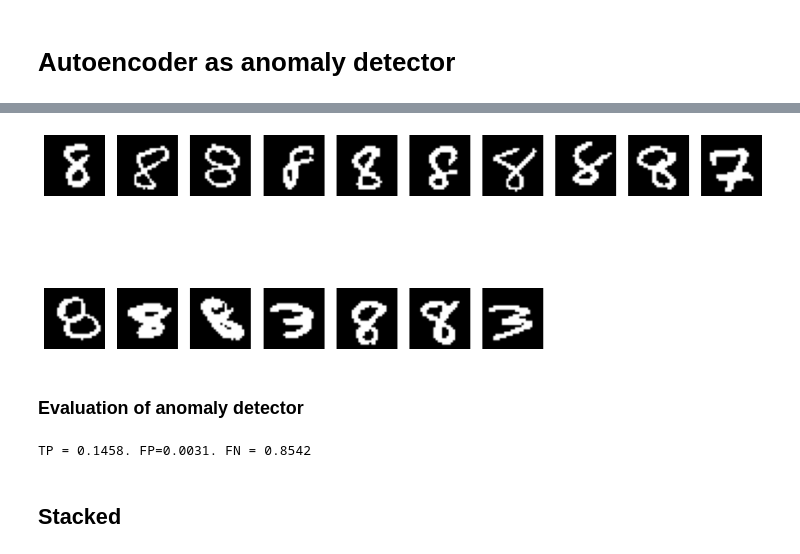
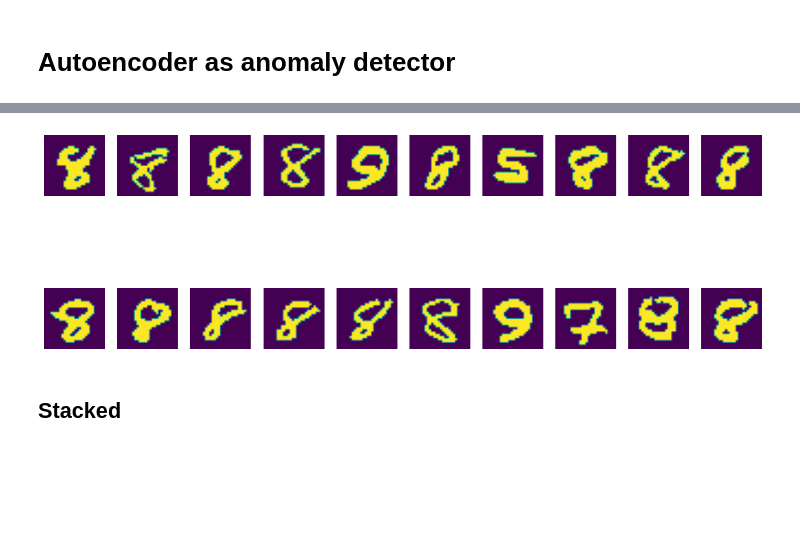
Before and after one commit to KatjaSi/deep_generative_models, a Jupyter notebook: demo.ipynb, the cells around one changed output, grey strips where cells are left out. Cells and saved outputs as stored; diff of their text form; code cells hidden in the pictures; blank space fills up the shorter version.

```diff
--- a/demo.ipynb
+++ b/demo.ipynb
@@ -165,9 +160,3 @@ model_miss = Autoencoder_cnn.load("autoencoders/model_miss", n_channels=1, laten
 # %%
 test_set = gen_miss.get_full_data_set(training = False)
 test_img, test_cls = test_set
-# %%
-anomalies = model_miss.get_anomalious_imgs(test_img,test_cls,rule ="3-sigma",show_random=True, n_random=17)
-# %% [output]
-[figure, removed]
-# %% [markdown]
-### Evaluation of anomaly detector
@@ -176,11 +163,7 @@ anm_imgs, anm_cls = anomalies
-# %%
-TP = anm_cls[anm_cls==8].shape[0]/test_cls[test_cls==8].shape[0]
-FP = anm_cls[anm_cls!=8].shape[0]/test_cls[test_cls!=8].shape[0]
-#FN are 8-s in the dataset, but you failed to identify them.
-FN = (test_cls[test_cls==8].shape[0]-anm_cls[anm_cls==8].shape[0])/test_cls[test_cls==8].shape[0]
-print(f"TP = {TP:.4f}. FP={FP:.4f}. FN = {FN:.4f}")
-# %% [output]
-TP = 0.1458. FP=0.0031. FN = 0.8542
+# %%
+anomalies = model_miss.get_top_k_anomalious(test_img,20, show=True)
+# %% [output]
+[figure, added]
 # %% [markdown]
 ## Stacked
 # %%
```
Also changed, not shown: parts of 33 cells of this notebook, 10 other files.
